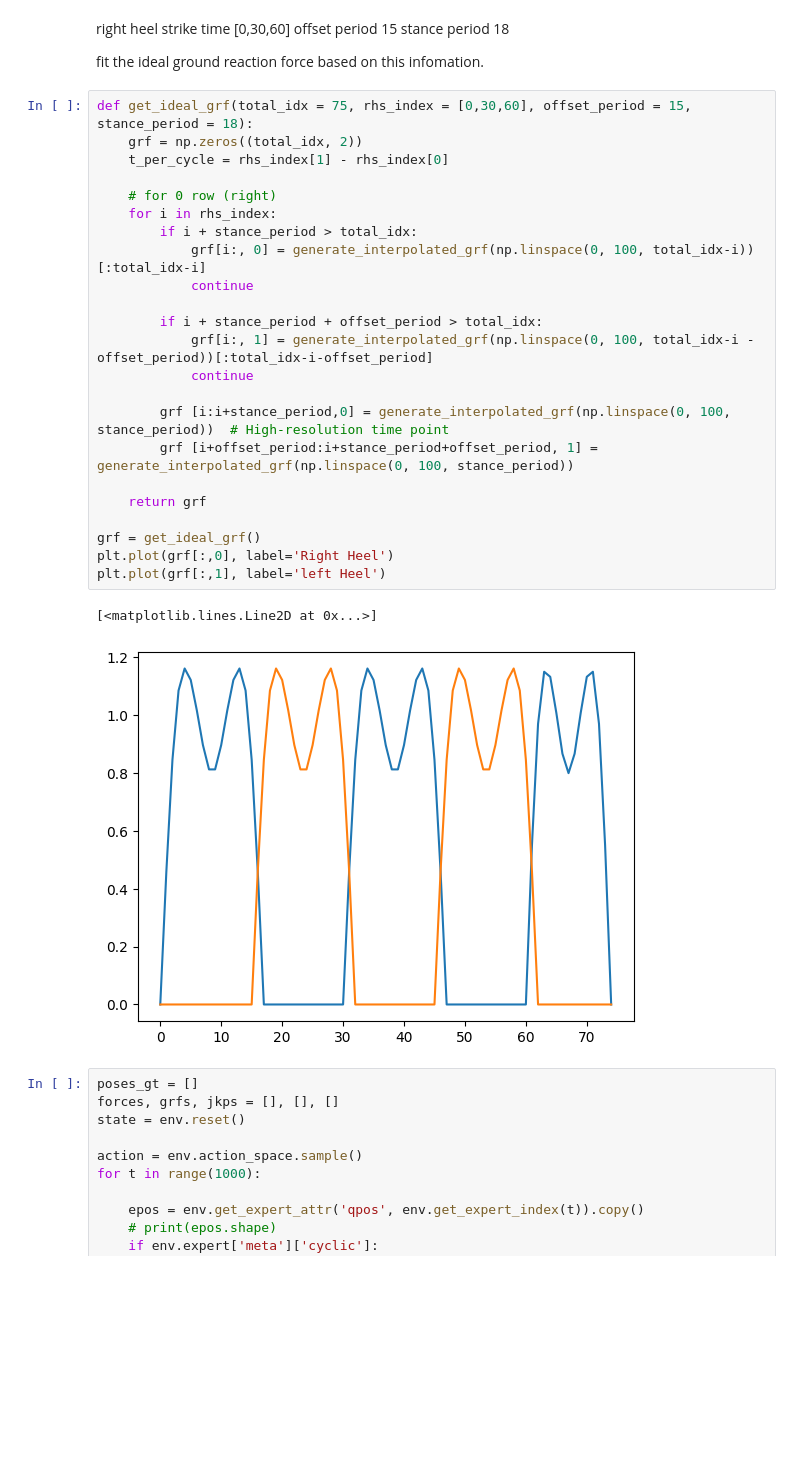
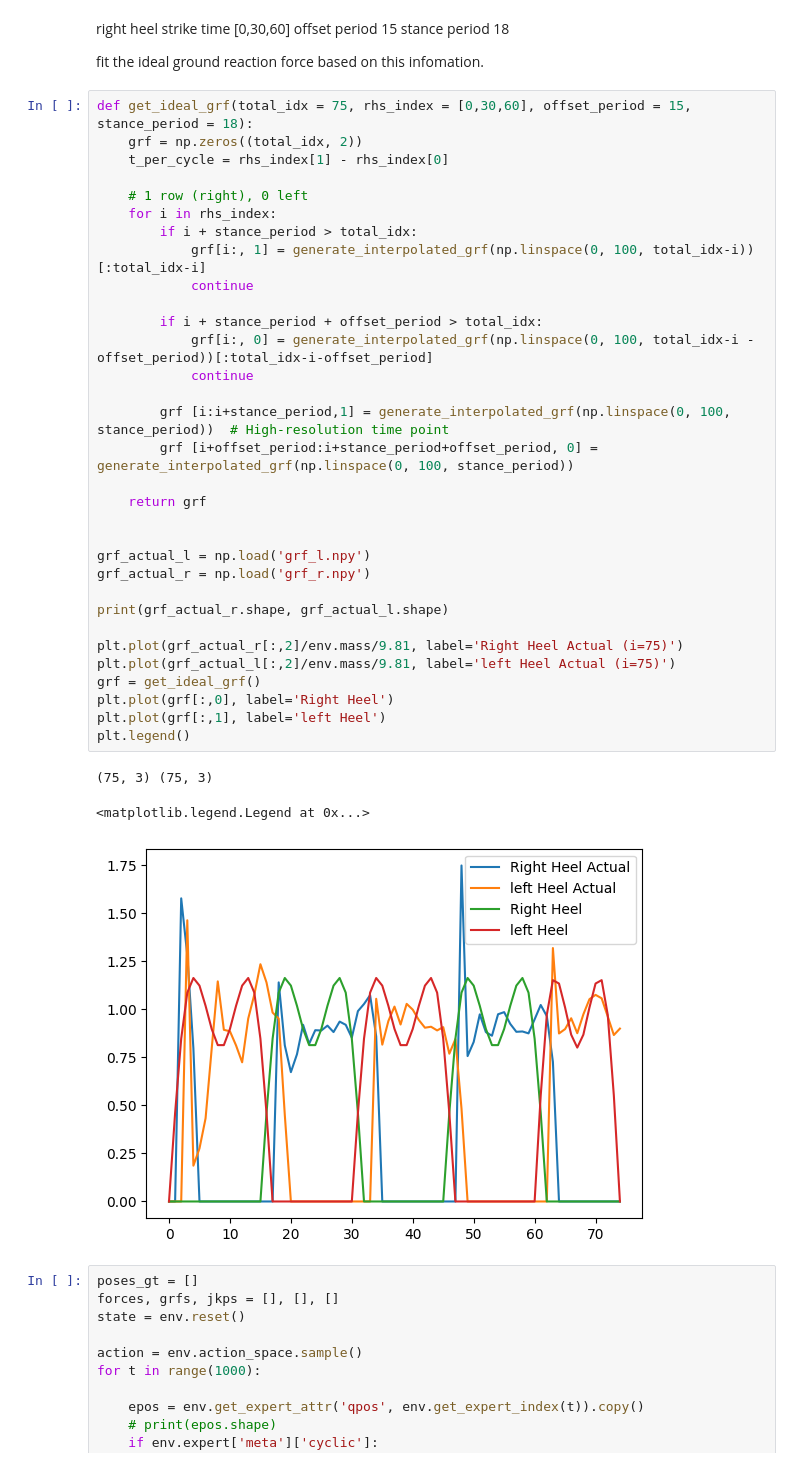
Before and after one commit to liuxy10/RFC, a Jupyter notebook: sync.ipynb, the cells around one changed output. Drawn from its saved outputs; the diff is of its cells as text; blank space fills up the shorter version.

```diff
--- a/sync.ipynb
+++ b/sync.ipynb
@@ -100,29 +100,39 @@ fit the ideal ground reaction force based on this infomation.
 # %%
 def get_ideal_grf(total_idx = 75, rhs_index = [0,30,60], offset_period = 15, stance_period = 18):
     grf = np.zeros((total_idx, 2))
     t_per_cycle = rhs_index[1] - rhs_index[0]
 
-    # for 0 row (right)
+    # 1 row (right), 0 left
     for i in rhs_index:
         if i + stance_period > total_idx:
-            grf[i:, 0] = generate_interpolated_grf(np.linspace(0, 100, total_idx-i))[:total_idx-i]
+            grf[i:, 1] = generate_interpolated_grf(np.linspace(0, 100, total_idx-i))[:total_idx-i]
             continue
 
         if i + stance_period + offset_period > total_idx:
-            grf[i:, 1] = generate_interpolated_grf(np.linspace(0, 100, total_idx-i - offset_period))[:total_idx-i-offset_period]
+            grf[i:, 0] = generate_interpolated_grf(np.linspace(0, 100, total_idx-i - offset_period))[:total_idx-i-offset_period]
             continue
 
-        grf [i:i+stance_period,0] = generate_interpolated_grf(np.linspace(0, 100, stance_period))  # High-resolution time point
-        grf [i+offset_period:i+stance_period+offset_period, 1] = generate_interpolated_grf(np.linspace(0, 100, stance_period))
+        grf [i:i+stance_period,1] = generate_interpolated_grf(np.linspace(0, 100, stance_period))  # High-resolution time point
+        grf [i+offset_period:i+stance_period+offset_period, 0] = generate_interpolated_grf(np.linspace(0, 100, stance_period))
 
     return grf
 
+
+grf_actual_l = np.load('grf_l.npy')
+grf_actual_r = np.load('grf_r.npy')
+
+print(grf_actual_r.shape, grf_actual_l.shape)
+
+plt.plot(grf_actual_r[:,2]/env.mass/9.81, label='Right Heel Actual (i=75)')
+plt.plot(grf_actual_l[:,2]/env.mass/9.81, label='left Heel Actual (i=75)')
 grf = get_ideal_grf()
 plt.plot(grf[:,0], label='Right Heel')
 plt.plot(grf[:,1], label='left Heel')
+plt.legend()
 # %% [output]
-[<matplotlib.lines.Line2D at 0x...>]
+(75, 3) (75, 3)
+<matplotlib.legend.Legend at 0x...>
-[figure, old version]
+[figure, new version]
 # %%
 poses_gt = []
 forces, grfs, jkps = [], [], []
```
Also changed, not shown: parts of 1 cell of this notebook, 12 other files.
